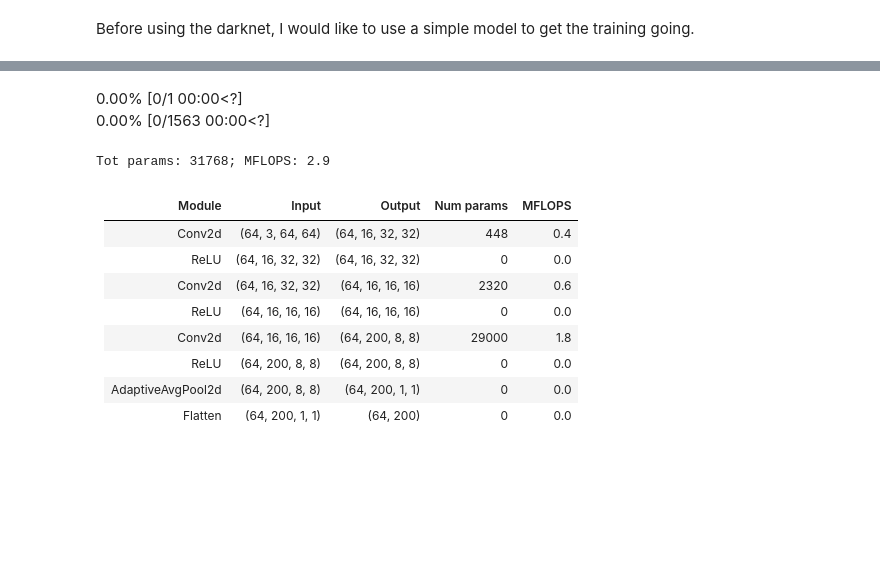
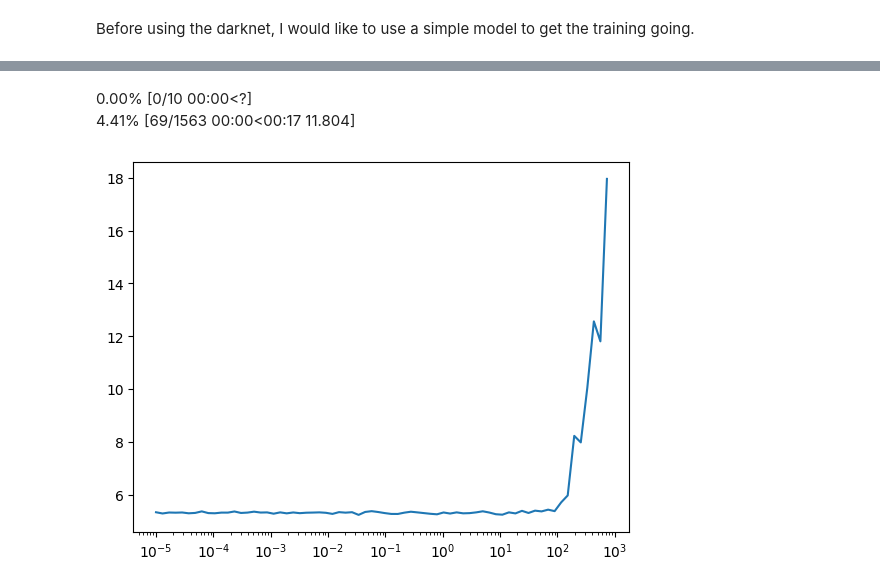
Before and after one commit to galopyz/pilus_project, a Jupyter notebook: nbs/50_darknet.ipynb, the cells around one changed output, grey strips where cells are left out. Drawn from its saved outputs; the diff is of its cells as text; code cells hidden in the pictures; blank space fills up the shorter version.

```diff
--- a/nbs/50_darknet.ipynb
+++ b/nbs/50_darknet.ipynb
@@ -100,10 +100,13 @@ Before using the darknet, I would like to use a simple model to get the training
 # %%
 model = nn.Sequential(
     nn.Conv2d(3, 16, kernel_size=3, stride=2, padding=1),
+    nn.BatchNorm2d(16),
     nn.ReLU(),
     nn.Conv2d(16, 16, kernel_size=3, stride=2, padding=1),
+    nn.BatchNorm2d(16),
     nn.ReLU(),
     nn.Conv2d(16, 200, kernel_size=3, stride=2, padding=1),
+    nn.BatchNorm2d(200),
     nn.ReLU(),
     nn.AdaptiveAvgPool2d(1),
     nn.Flatten()
@@ -117,5 +120,5 @@ cbs = [
 ]
 # %%
 loss_fn = nn.CrossEntropyLoss()
-learn = Learner(model, dls, loss_fn, lr=0.1, cbs=cbs)
-learn.show_image_batch()
+learn = Learner(model, dls, loss_fn, lr=10, cbs=cbs)
+# learn.show_image_batch()
@@ -126,17 +125,9 @@ learn.show_image_batch()
 # %%
-learn.summary()
+# learn.summary()
-# %% [output]
-0.00% [0/1 00:00<?]
-0.00% [0/1563 00:00<?]
-Tot params: 31768; MFLOPS: 2.9
-|Module|Input|Output|Num params|MFLOPS|
-|--|--|--|--|--|
-|Conv2d|(64, 3, 64, 64)|(64, 16, 32, 32)|448|0.4|
-|ReLU|(64, 16, 32, 32)|(64, 16, 32, 32)|0|0.0|
-|Conv2d|(64, 16, 32, 32)|(64, 16, 16, 16)|2320|0.6|
-|ReLU|(64, 16, 16, 16)|(64, 16, 16, 16)|0|0.0|
-|Conv2d|(64, 16, 16, 16)|(64, 200, 8, 8)|29000|1.8|
-|ReLU|(64, 200, 8, 8)|(64, 200, 8, 8)|0|0.0|
-|AdaptiveAvgPool2d|(64, 200, 8, 8)|(64, 200, 1, 1)|0|0.0|
-|Flatten|(64, 200, 1, 1)|(64, 200)|0|0.0|
+# %%
+learn.lr_find()
+# %% [output]
+0.00% [0/10 00:00<?]
+4.41% [69/1563 00:00<00:17 11.804]
+[figure, added]
 # %%
```
Also changed, not shown: parts of 10 cells of this notebook.
